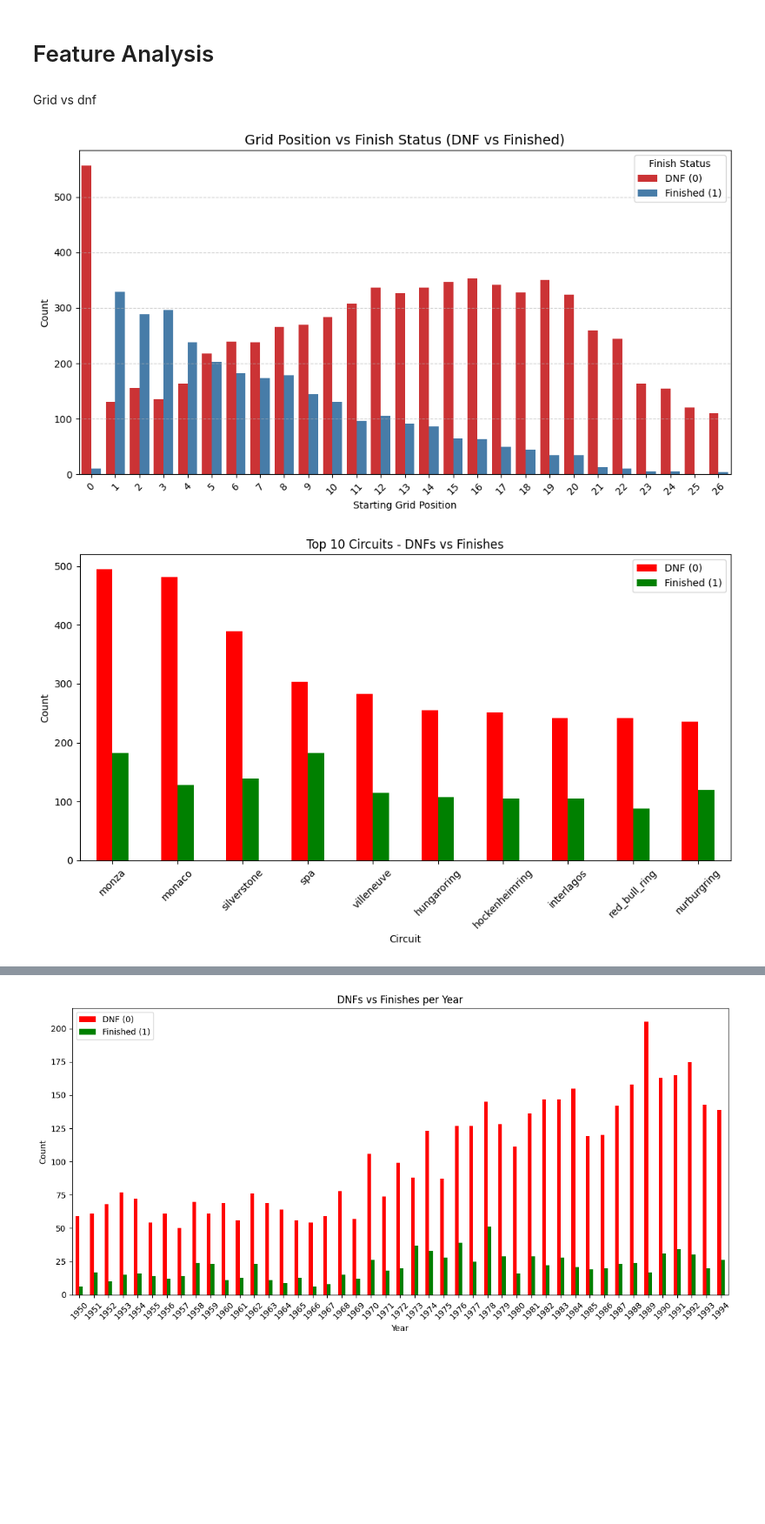
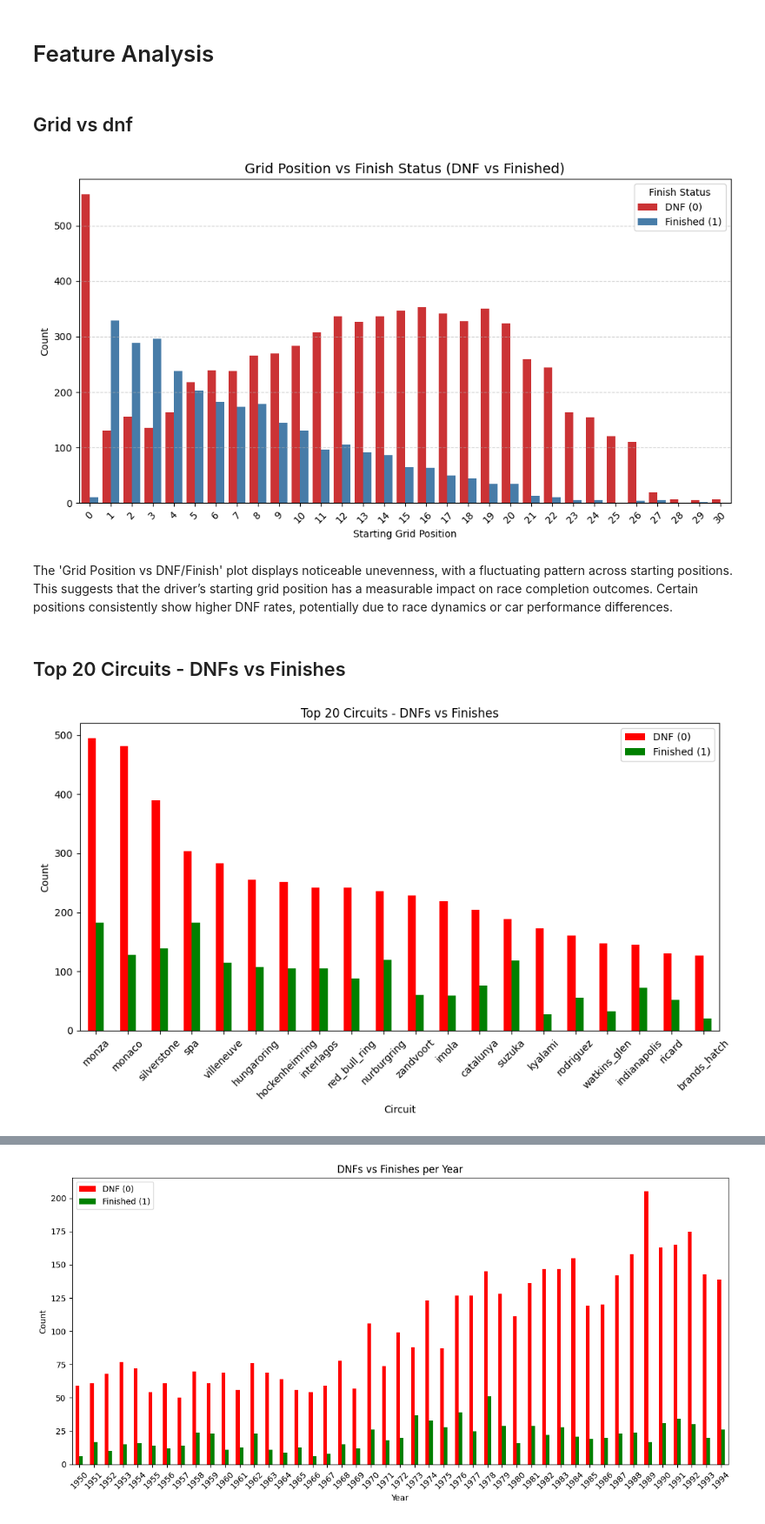
Before and after one commit to kush252/GDG_tasks, a Jupyter notebook: gdg_eda2.ipynb, the cells around one changed output, grey strips where cells are left out. Shown at 87% size. Drawn from its saved outputs; the diff is of its cells as text; code cells hidden in the pictures; blank space fills up the shorter version.

```diff
--- a/gdg_eda2.ipynb
+++ b/gdg_eda2.ipynb
@@ -181,9 +189,9 @@ Index: []
 # %% [markdown]
 # Feature Analysis
 # %% [markdown]
-Grid vs dnf
+## Grid vs dnf
 # %%
-filtered_df = df_dropped[df_dropped['grid'] <= 26]
+filtered_df = df_dropped[df_dropped['grid'] <= 30]
 
 plt.figure(figsize=(12, 6))
 sns.countplot(data=filtered_df, x='grid', hue='target_finish', palette='Set1')
@@ -196,22 +204,23 @@ plt.xticks(rotation=45)
 plt.grid(axis='y', linestyle='--', alpha=0.6)
 plt.show()
 # %% [output]
-[figure, old version]
+[figure, new version]
+# %% [markdown]
+The 'Grid Position vs DNF/Finish' plot displays noticeable unevenness, with a fluctuating pattern across starting positions. This suggests that the driver’s starting grid position has a measurable impact on race completion outcomes. Certain positions consistently show higher DNF rates, potentially due to race dynamics or car performance differences.
+# %% [markdown]
+## Top 20 Circuits - DNFs vs Finishes
 # %%
-import matplotlib.pyplot as plt
-import seaborn as sns
-
 circuit_finish_counts = df.groupby(['circuitRef', 'target_finish']).size().unstack(fill_value=0)
 
-top_dnf_circuits = circuit_finish_counts.sort_values(by=0, ascending=False).head(10)
+top_dnf_circuits = circuit_finish_counts.sort_values(by=0, ascending=False).head(20)
 
 top_dnf_circuits.plot(kind='bar', figsize=(10,6), color=['red', 'green'])
-plt.title("Top 10 Circuits - DNFs vs Finishes")
+plt.title("Top 20 Circuits - DNFs vs Finishes")
 plt.xlabel("Circuit")
 plt.ylabel("Count")
 plt.legend(["DNF (0)", "Finished (1)"])
 plt.xticks(rotation=45)
 plt.tight_layout()
 plt.show()
 # %% [output]
-[figure, old version]
+[figure, new version]
```
Also changed, not shown: parts of 31 cells of this notebook, 2 other files.
